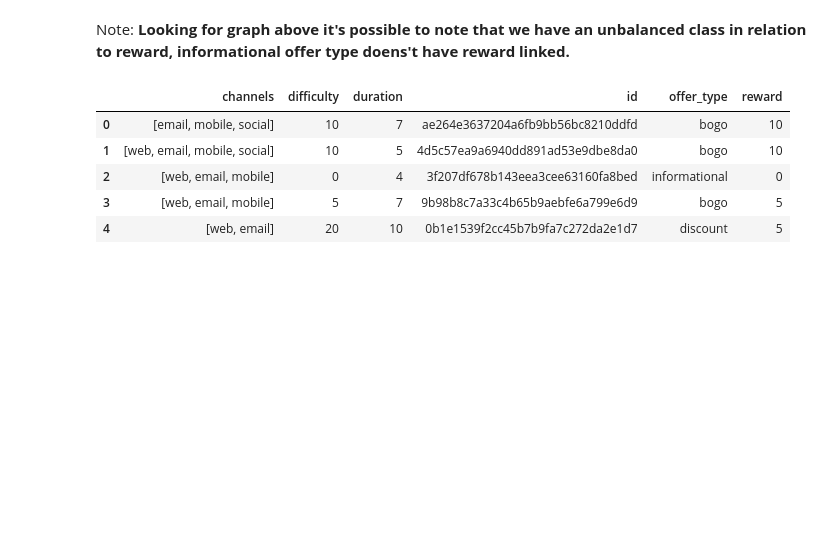
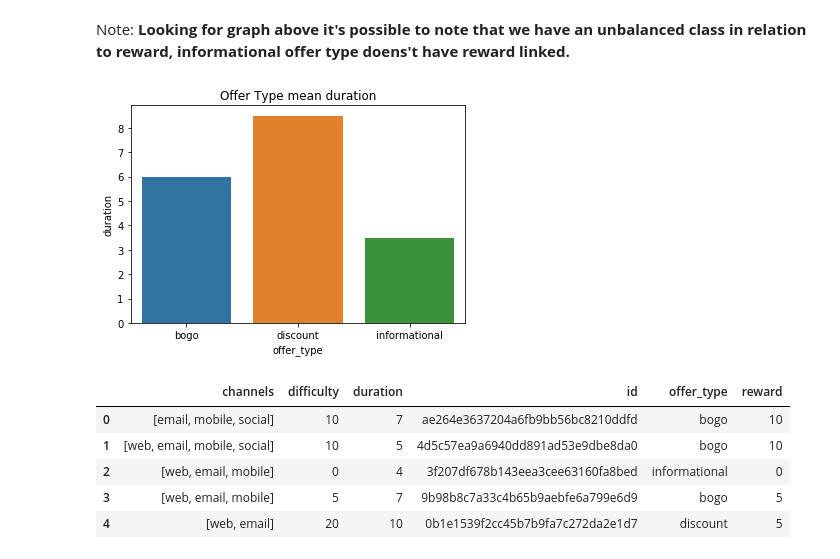
Before and after one commit to Gutelvam/Starbucks-Recommendation-System, a Jupyter notebook: Starbucks_Capstone_notebook.ipynb, the cells around one changed output. Drawn from its saved outputs; the diff is of its cells as text; code cells hidden in the pictures; blank space fills up the shorter version.

```diff
--- a/Starbucks_Capstone_notebook.ipynb
+++ b/Starbucks_Capstone_notebook.ipynb
@@ -320,7 +332,7 @@ This dataframe can cleary show that informational column has no reward involved
 | discount | 8.5 | 11.75 | 3.0 |
 | informational | 3.5 | 0.00 | 0.0 |
 # %%
-def sns_plot(x_val , y_val, title):
+def sns_plot(x_val , y_val, data_in, title):
     '''
     INPUT:
     x_val -  pd.Series, list or numpy.array to xaxis
@@ -331,14 +343,18 @@ def sns_plot(x_val , y_val, title):
     '''
     sns.barplot(x = x_val,
                 y = y_val,
-                data = mean_by_offer).set_title(title)
+                data = data_in).set_title(title)
     plt.show()
 
-sns_plot(mean_by_offer.index , mean_by_offer.reward, "Offer Type mean distribution")
+sns_plot(mean_by_offer.index , mean_by_offer.reward, mean_by_offer, "Offer Type mean distribution")
 # %% [output]
 [figure]
 # %% [markdown]
 Note: **Looking for graph above it's possible to note that we have an unbalanced class in relation to reward, informational offer type doens't have reward linked.**
+# %%
+sns_plot(mean_by_offer.index , mean_by_offer.duration, mean_by_offer, "Offer Type mean duration")
+# %% [output]
+[figure, added]
 # %%
 # Here it's possible to note that the channel column is not good enough, that column must be cleaned.
 # Since we cannot do many things with values like a list
```
Also changed, not shown: parts of 35 cells of this notebook, 3 other files.
